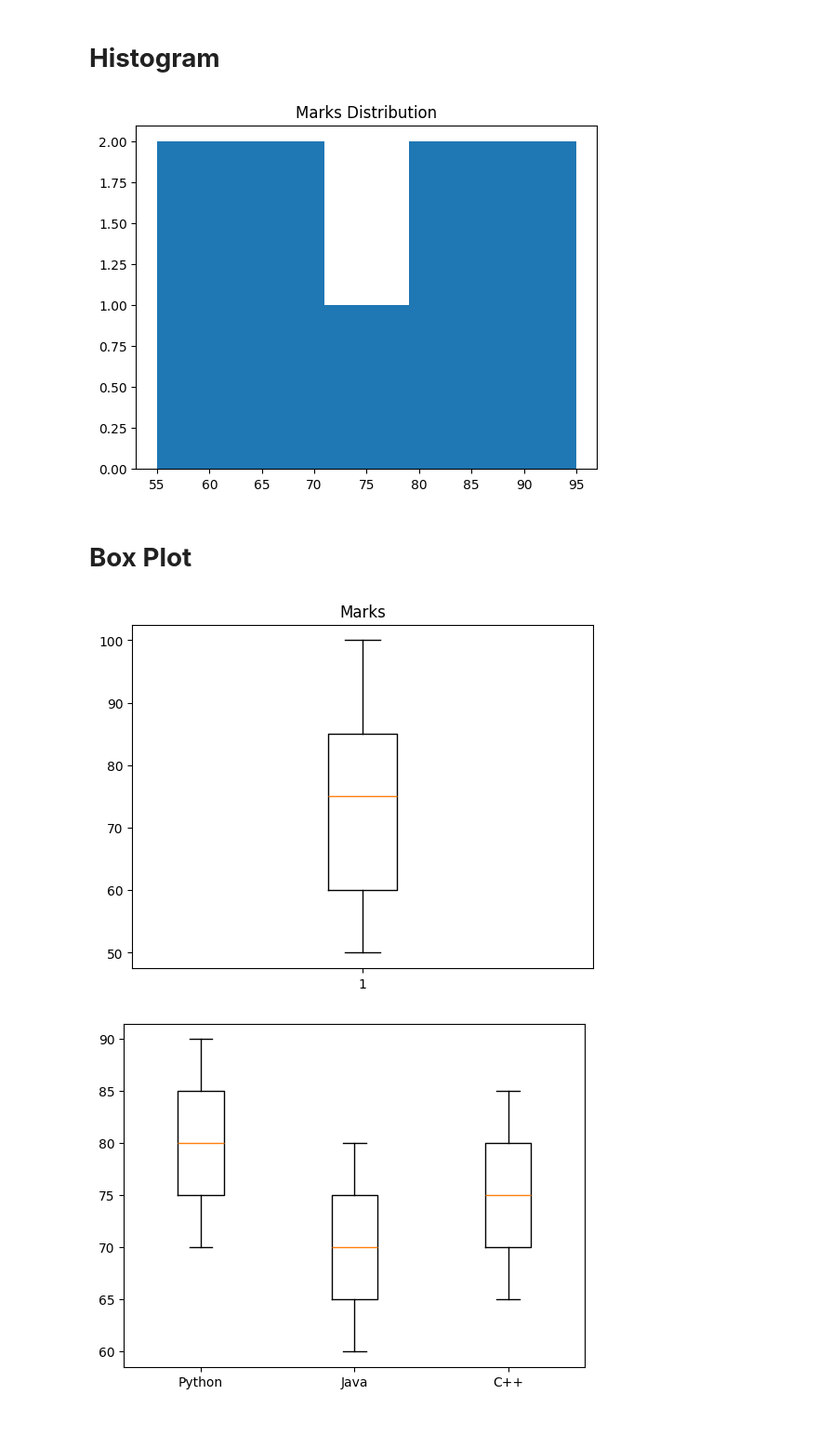
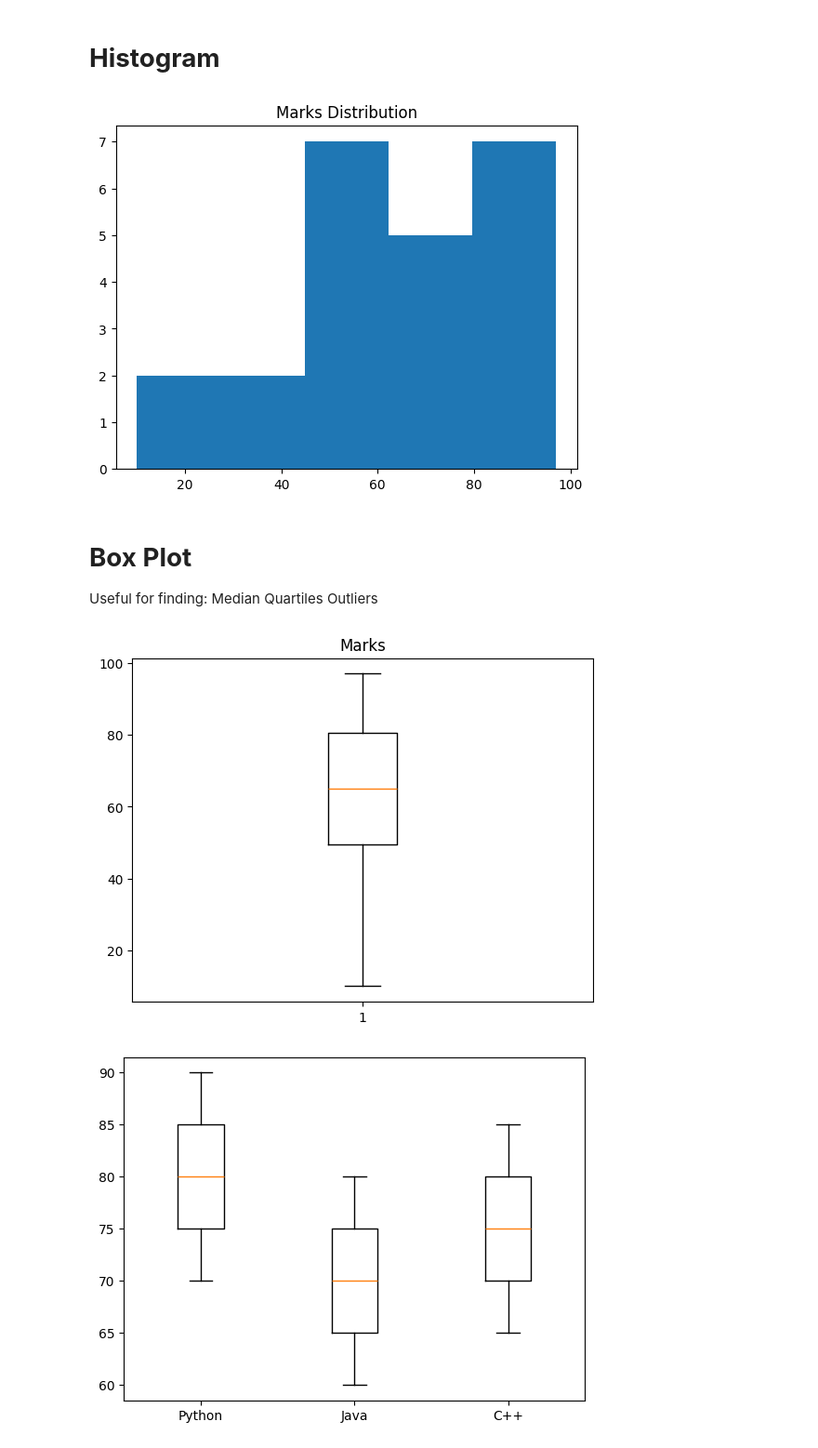
Before and after one commit to itsvikky12/Data-visualization-Python, a Jupyter notebook: Matplotlib/Day3_Matplotlib.ipynb, the cells around one changed output. Shown: that part at 93% size. Saved outputs shown, nothing was run; the diff lists cells and outputs as text; code cells hidden in the pictures.

```diff
--- a/Matplotlib/Day3_Matplotlib.ipynb
+++ b/Matplotlib/Day3_Matplotlib.ipynb
@@ -184,33 +183,34 @@ plt.show()
 # %%
 #Shows how data is distributed.
 import matplotlib.pyplot as plt
 
-marks = [55,60,65,70,75,80,85,90,95]
+marks = [55,60,65,70,75,80,85,90,95,81,97,49,30,20,10,56,70,60,89,37,50,70,46]
 
-plt.hist(marks, bins=5)
+plt.hist(marks,
+bins=5
+)
 plt.title("Marks Distribution")
 plt.show()
 # %% [output]
-[figure, old version]
+[figure, new version]
 # %% [markdown]
 # **Box Plot**
+
+
+Useful for finding:
+Median
+Quartiles
+Outliers
 # %%
-"""
-Useful for finding:
-Median
-Quartiles
-Outliers
-"""
-
 import matplotlib.pyplot as plt
 
-marks = [50,55,60,70,75,80,85,90,100]
+marks = [55,60,65,70,75,80,85,90,95,81,97,49,30,20,10,56,70,60,89,37,50,70,46]
 
 plt.boxplot(marks)
 plt.title("Marks")
 plt.show()
 # %% [output]
-[figure, old version]
+[figure, new version]
 # %%
 python = [70, 75, 80, 85, 90]
 java = [60, 65, 70, 75, 80]
```
Also changed, not shown: parts of 31 cells of this notebook, 6 other files.
